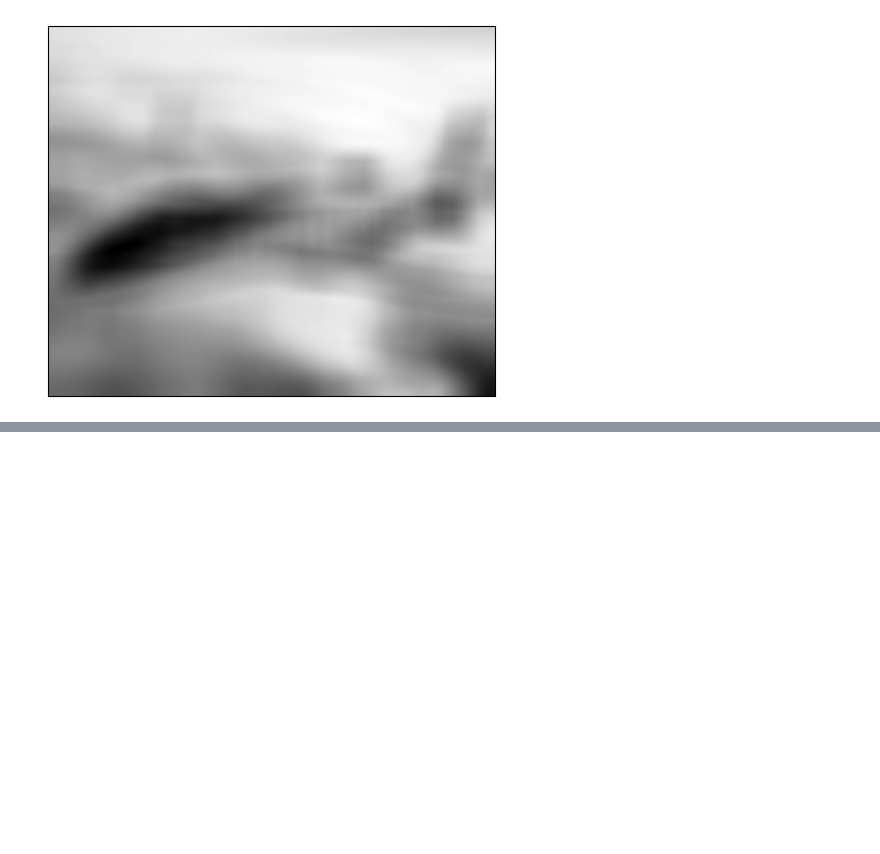
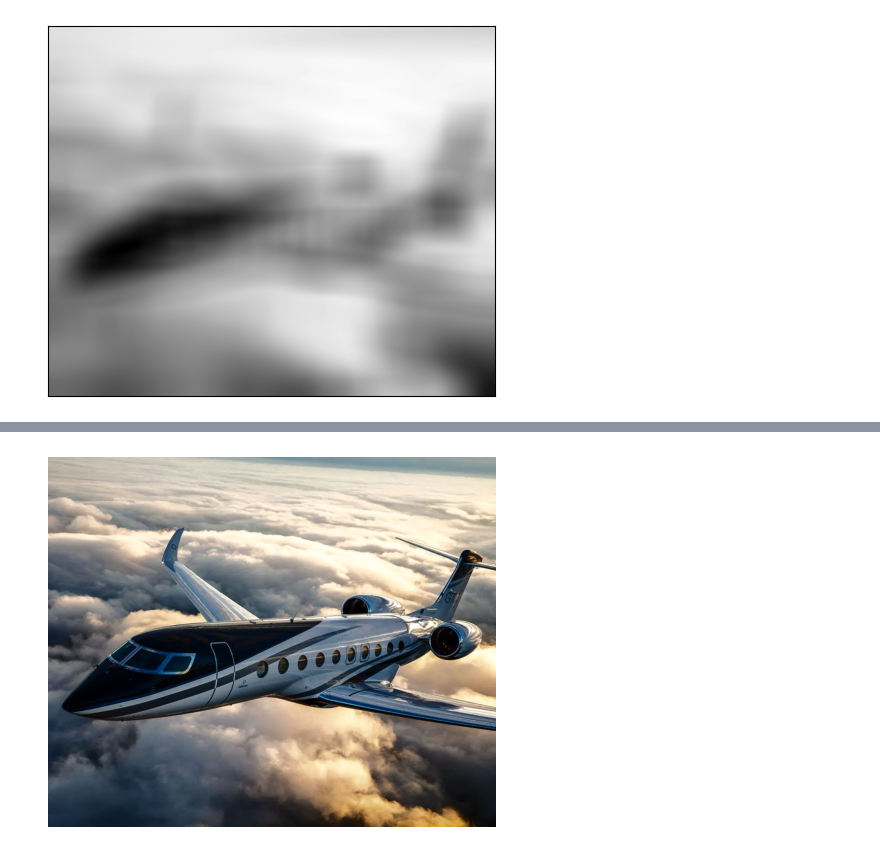
Before and after one commit to chrislizada/machine_learning, a Jupyter notebook: Machine_Learning_with_Python_Cookbook_EXERCISES/Ch8-Handling_Images/handling_images.ipynb, the cells around one changed output, grey strips where cells are left out. Drawn from its saved outputs; the diff is of its cells as text; code cells hidden in the pictures; blank space fills up the shorter version.

```diff
--- a/Machine_Learning_with_Python_Cookbook_EXERCISES/Ch8-Handling_Images/handling_images.ipynb
+++ b/Machine_Learning_with_Python_Cookbook_EXERCISES/Ch8-Handling_Images/handling_images.ipynb
@@ -106,0 +156,13 @@ plt.show()
+# %%
+image_bgr = cv2.imread("images/plane.jpg")
+
+image_yuv = cv2.cvtColor(image_bgr, cv2.COLOR_BGR2YUV)
+
+image_yuv[:,:,0] = cv2.equalizeHist(image_yuv[:,:,0])
+
+image_rgb = cv2.cvtColor(image_yuv, cv2.COLOR_YUV2RGB)
+
+plt.imshow(image_rgb), plt.axis("off")
+plt.show()
+# %% [output]
+[figure, added]
```
Also changed, not shown: parts of 6 cells of this notebook.
